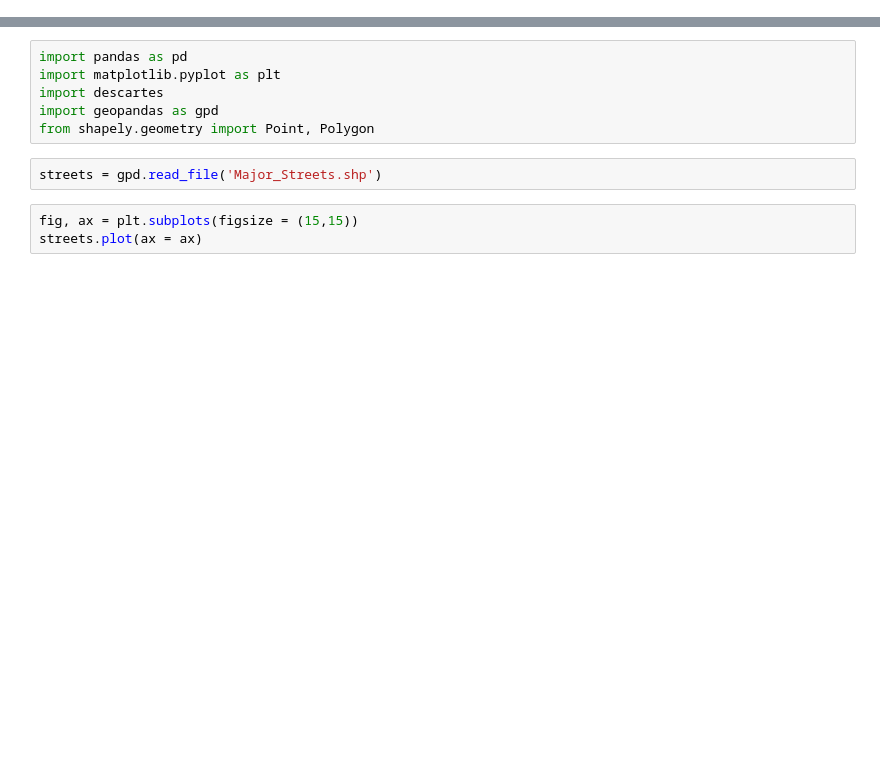
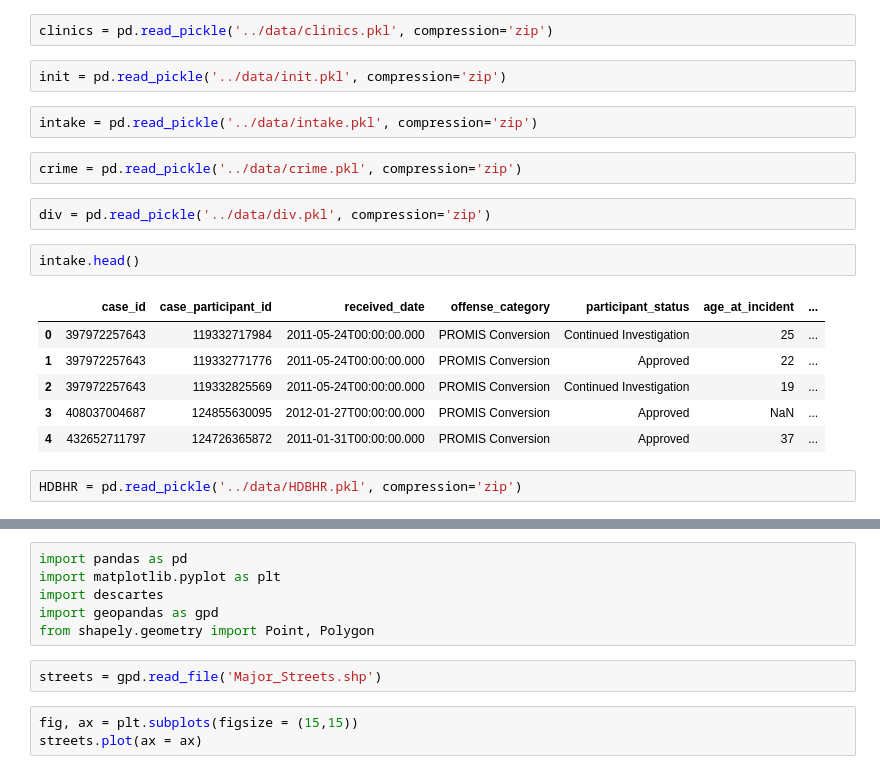
Before and after one commit to ritzba/chicago-crime-mental-health, a Jupyter notebook: code/02_Maps.ipynb, the cells around one changed output, grey strips where cells are left out. Drawn from its saved outputs; the diff is of its cells as text; blank space fills up the shorter version.

```diff
--- a/code/02_Maps.ipynb
+++ b/code/02_Maps.ipynb
@@ -18,0 +22,21 @@ streets.plot(ax = ax)
+# %%
+clinics = pd.read_pickle('../data/clinics.pkl', compression='zip')
+# %%
+init = pd.read_pickle('../data/init.pkl', compression='zip')
+# %%
+intake = pd.read_pickle('../data/intake.pkl', compression='zip')
+# %%
+crime = pd.read_pickle('../data/crime.pkl', compression='zip')
+# %%
+div = pd.read_pickle('../data/div.pkl', compression='zip')
+# %%
+intake.head()
+# %% [output]
+|  | case_id | case_participant_id | received_date | offense_category | participant_status | age_at_incident | ... |
+| 0 | 397972257643 | 119332717984 | 2011-05-24T00:00:00.000 | PROMIS Conversion | Continued Investigation | 25 | ... |
+| 1 | 397972257643 | 119332771776 | 2011-05-24T00:00:00.000 | PROMIS Conversion | Approved | 22 | ... |
+| 2 | 397972257643 | 119332825569 | 2011-05-24T00:00:00.000 | PROMIS Conversion | Continued Investigation | 19 | ... |
+| 3 | 408037004687 | 124855630095 | 2012-01-27T00:00:00.000 | PROMIS Conversion | Approved | NaN | ... |
+| 4 | 432652711797 | 124726365872 | 2011-01-31T00:00:00.000 | PROMIS Conversion | Approved | 37 | ... |
+# %%
+HDBHR = pd.read_pickle('../data/HDBHR.pkl', compression='zip')
```
Also changed, not shown: parts of 23 cells of this notebook, 17 other files.
